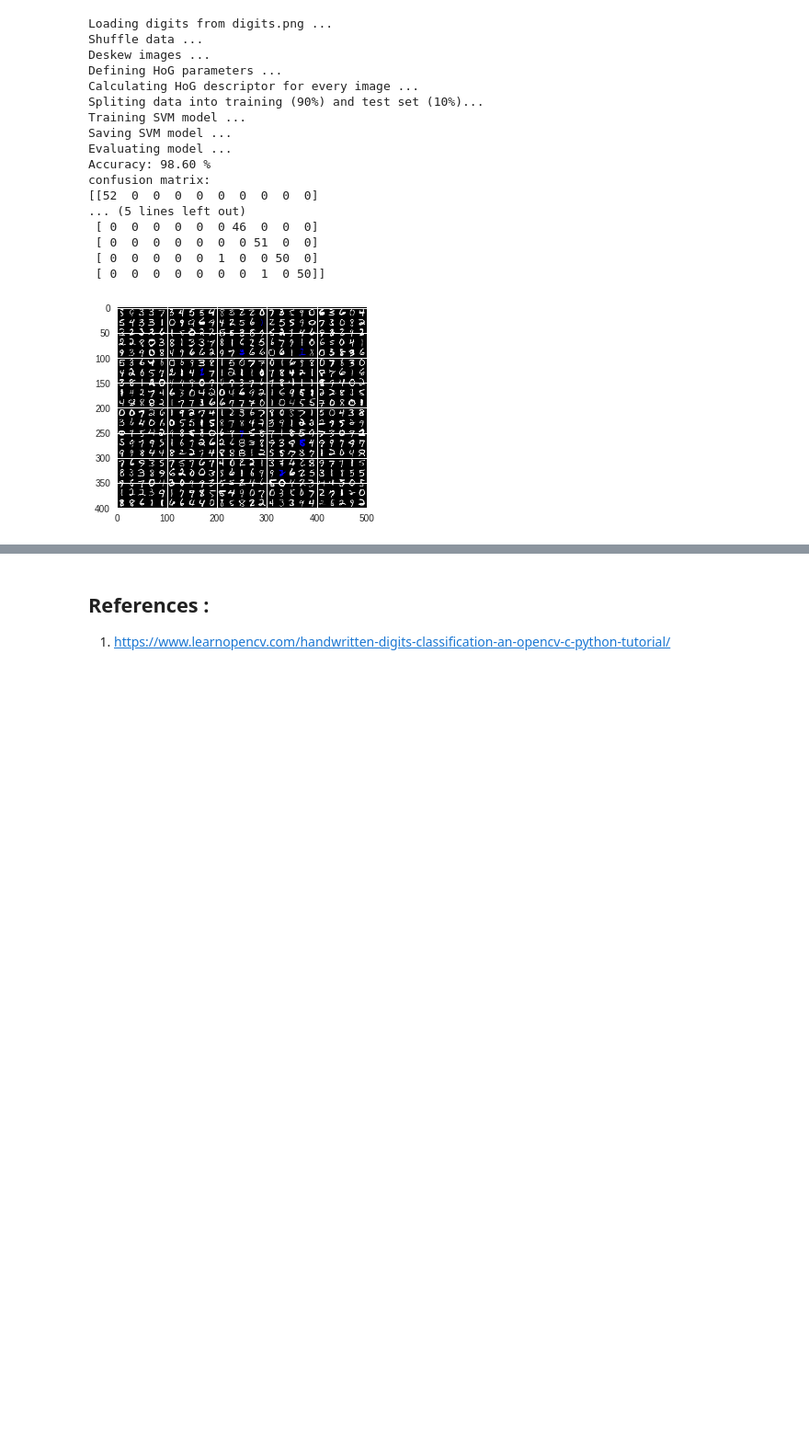
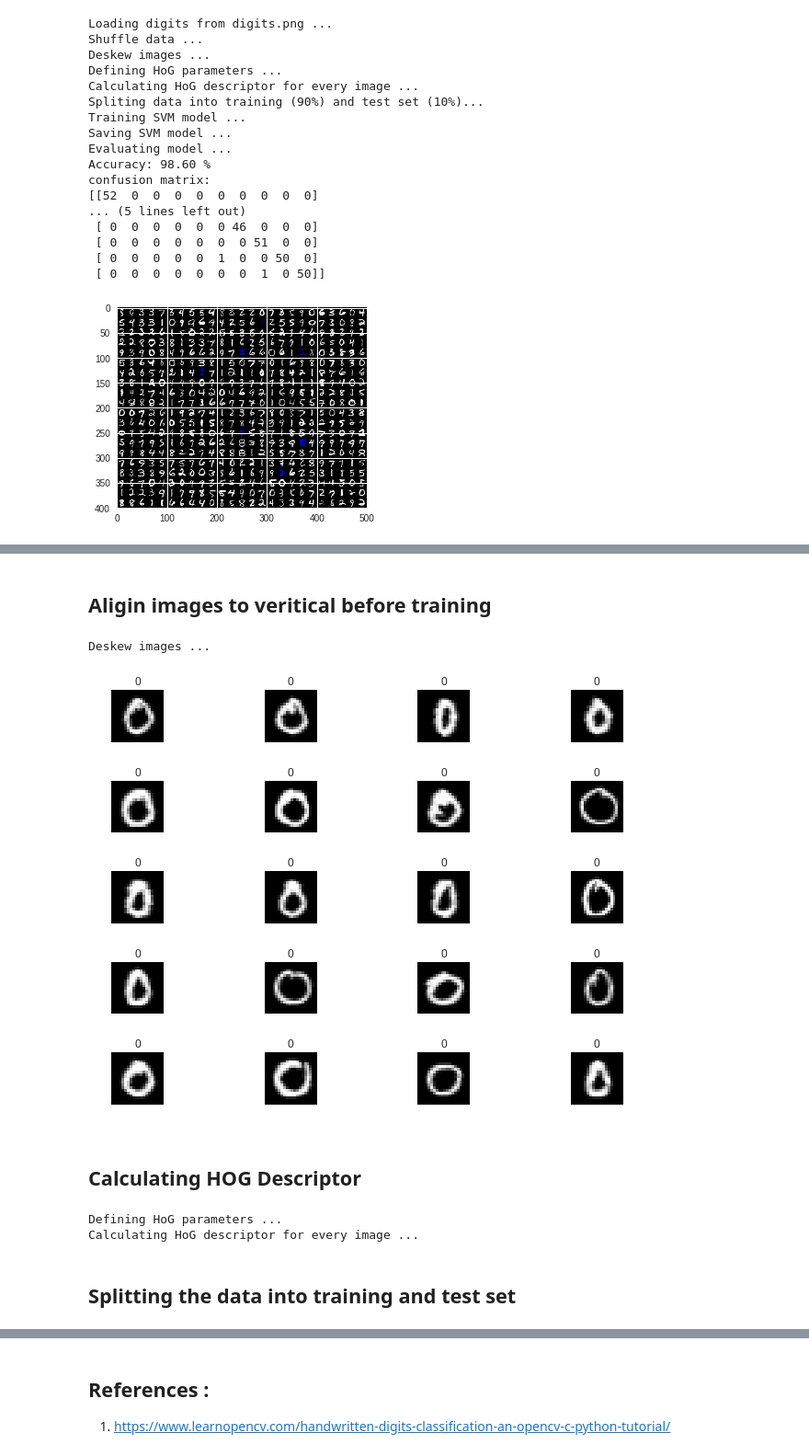
Before and after one commit to avs20/HOG_Playground, a Jupyter notebook: HOG_Digits.ipynb, the cells around one changed output, grey strips where cells are left out. Shown at 92% size. Cells and saved outputs as stored; diff of their text form; code cells hidden in the pictures; blank space fills up the shorter version.

```diff
--- a/HOG_Digits.ipynb
+++ b/HOG_Digits.ipynb
@@ -272,0 +297,40 @@ Loading digits from digits.png ...
+# %% [markdown]
+## Aligin images to veritical before training
+# %%
+print('Deskew images ... ')
+digits_deskewed = list(map(deskew, digits))
+
+f = plt.figure(figsize=(10,7))
+
+for i in range(20):
+
+
+  plt.subplot( 5, 4, i+1 )
+  plt.axis('off')
+
+  plt.imshow(digits_deskewed[i], cmap="gray")
+  plt.title(labels[i])
+
+plt.tight_layout( w_pad=0.5, h_pad=1.0)
+
+plt.show()
+# %% [output]
+Deskew images ...
+[figure, added]
+# %% [markdown]
+## Calculating HOG Descriptor
+# %%
+print('Defining HoG parameters ...')
+# HoG feature descriptor
+hog = get_hog();
+
+print('Calculating HoG descriptor for every image ... ')
+hog_descriptors = []
+for img in digits_deskewed:
+    hog_descriptors.append(hog.compute(img))
+hog_descriptors = np.squeeze(hog_descriptors)
+# %% [output]
+Defining HoG parameters ...
+Calculating HoG descriptor for every image ...
+# %% [markdown]
+## Splitting the data into training and test set
```
Also changed, not shown: parts of 9 cells of this notebook.
